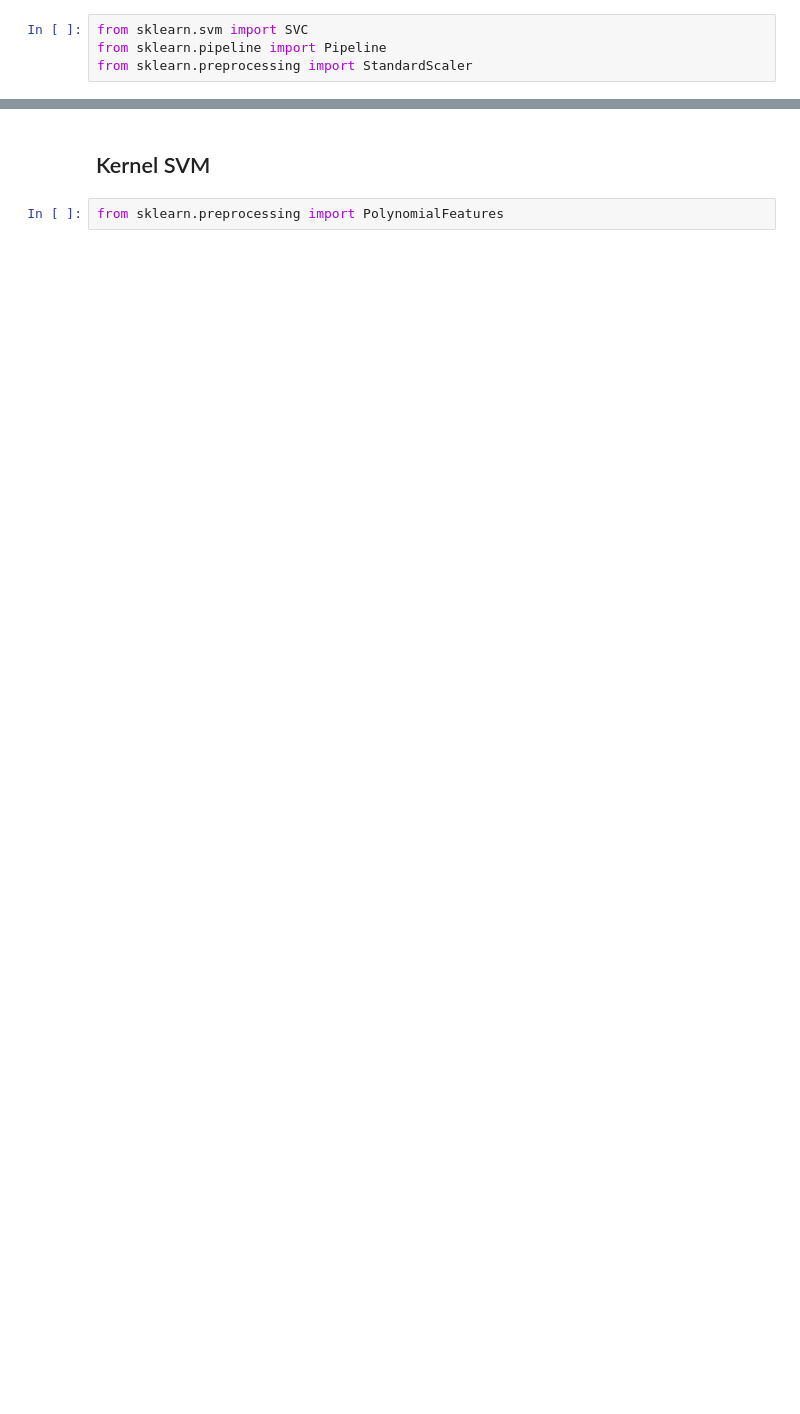
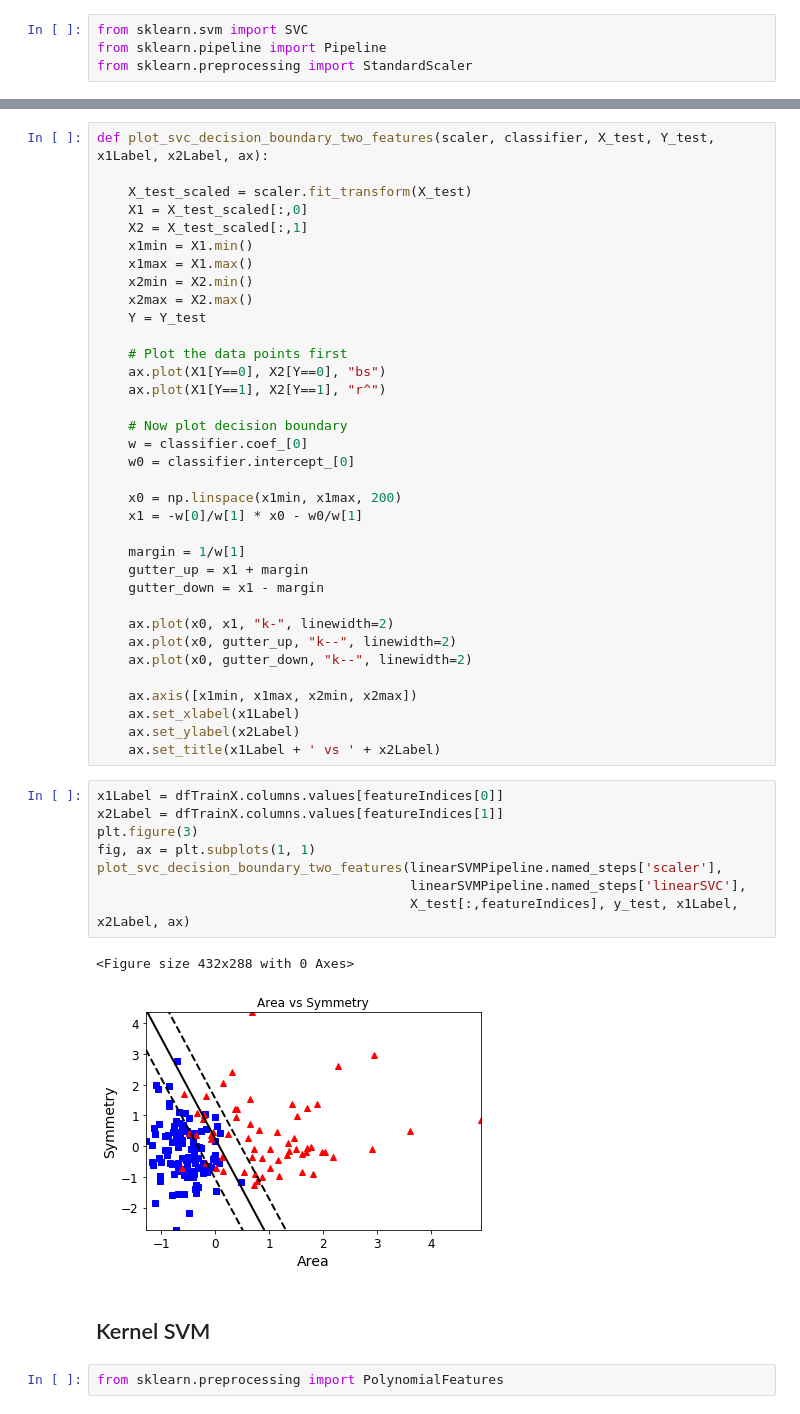
Before and after one commit to ikhaliq42/WDBC-Dataset, a Jupyter notebook: CTMLS_Homework.ipynb, the cells around one changed output, grey strips where cells are left out. Cells and saved outputs as stored; diff of their text form; blank space fills up the shorter version.

```diff
--- a/CTMLS_Homework.ipynb
+++ b/CTMLS_Homework.ipynb
@@ -220,3 +313,49 @@ metrics.f1_score(y_test, y_pred_linear_SVM)
+# %%
+def plot_svc_decision_boundary_two_features(scaler, classifier, X_test, Y_test, x1Label, x2Label, ax):
+
+    X_test_scaled = scaler.fit_transform(X_test)
+    X1 = X_test_scaled[:,0]
+    X2 = X_test_scaled[:,1]
+    x1min = X1.min()
+    x1max = X1.max()
+    x2min = X2.min()
+    x2max = X2.max()
+    Y = Y_test
+
+    # Plot the data points first
+    ax.plot(X1[Y==0], X2[Y==0], "bs")
+    ax.plot(X1[Y==1], X2[Y==1], "r^")
+
+    # Now plot decision boundary
+    w = classifier.coef_[0]
+    w0 = classifier.intercept_[0]
+
+    x0 = np.linspace(x1min, x1max, 200)
+    x1 = -w[0]/w[1] * x0 - w0/w[1]
+
+    margin = 1/w[1]
+    gutter_up = x1 + margin
+    gutter_down = x1 - margin
+
+    ax.plot(x0, x1, "k-", linewidth=2)
+    ax.plot(x0, gutter_up, "k--", linewidth=2)
+    ax.plot(x0, gutter_down, "k--", linewidth=2)
+
+    ax.axis([x1min, x1max, x2min, x2max])
+    ax.set_xlabel(x1Label)
+    ax.set_ylabel(x2Label)
+    ax.set_title(x1Label + ' vs ' + x2Label)
+# %%
+x1Label = dfTrainX.columns.values[featureIndices[0]]
+x2Label = dfTrainX.columns.values[featureIndices[1]]
+plt.figure(3)
+fig, ax = plt.subplots(1, 1)
+plot_svc_decision_boundary_two_features(linearSVMPipeline.named_steps['scaler'],
+                                        linearSVMPipeline.named_steps['linearSVC'],
+                                        X_test[:,featureIndices], y_test, x1Label, x2Label, ax)
+# %% [output]
+<Figure size 432x288 with 0 Axes>
+[figure, added]
 # %% [markdown]
 ## Kernel SVM
 # %%
```
Also changed, not shown: parts of 70 cells of this notebook.
